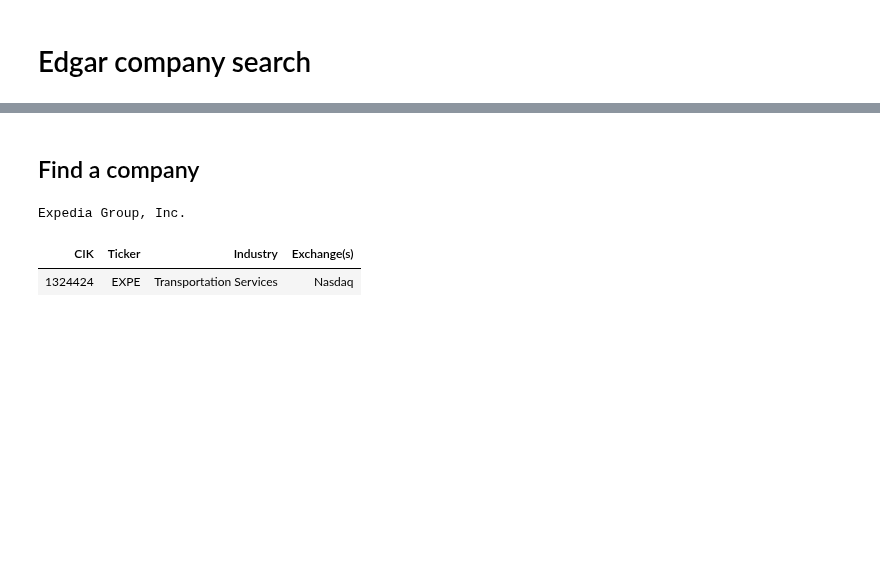
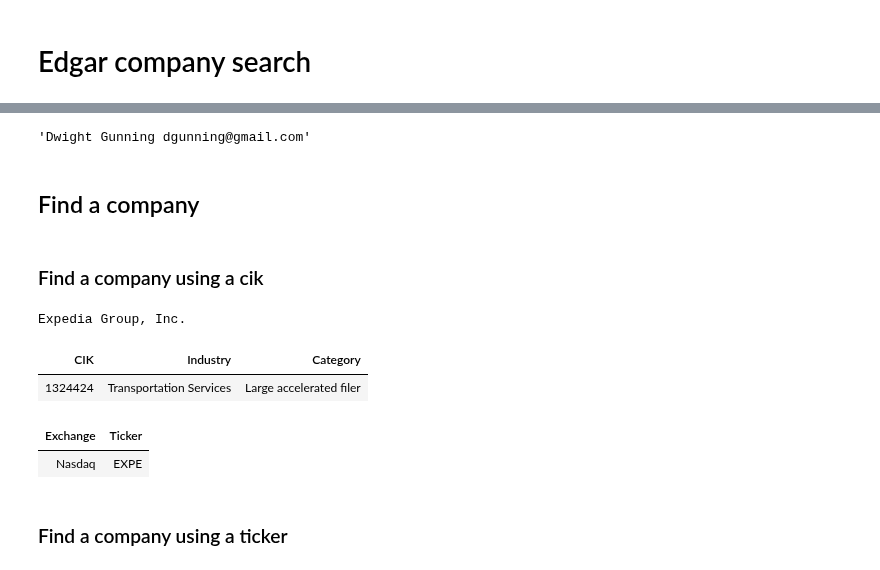
Before and after one commit to dgunning/edgartools, a Jupyter notebook: notebooks/Companies.ipynb, the cells around one changed output, grey strips where cells are left out. Cells and saved outputs as stored; diff of their text form; code cells hidden in the pictures; blank space fills up the shorter version.

```diff
--- a/notebooks/Companies.ipynb
+++ b/notebooks/Companies.ipynb
@@ -13,3 +19,9 @@ if not '..' in sys.path: sys.path.append('..')
+# %%
+import os
+
+os.environ['EDGAR_IDENTITY']
+# %% [output]
+'Dwight Gunning dgunning@gmail.com'
 # %% [markdown]
 ## Find a company
 # %%
@@ -17,7 +29,13 @@ from edgar.company import Company
+# %% [markdown]
+### Find a company using a cik
 # %%
-company = Company.for_cik(1324424)
-company
+expe = Company.for_cik(1324424)
+expe
 # %% [output]
 Expedia Group, Inc.
-| CIK | Ticker | Industry | Exchange(s) |
-| 1324424 | EXPE | Transportation Services | Nasdaq |
+| CIK | Industry | Category |
+| 1324424 | Transportation Services | Large accelerated filer |
+| Exchange | Ticker |
+| Nasdaq | EXPE |
+# %% [markdown]
+### Find a company using a ticker
```
Also changed, not shown: parts of 28 cells of this notebook.
